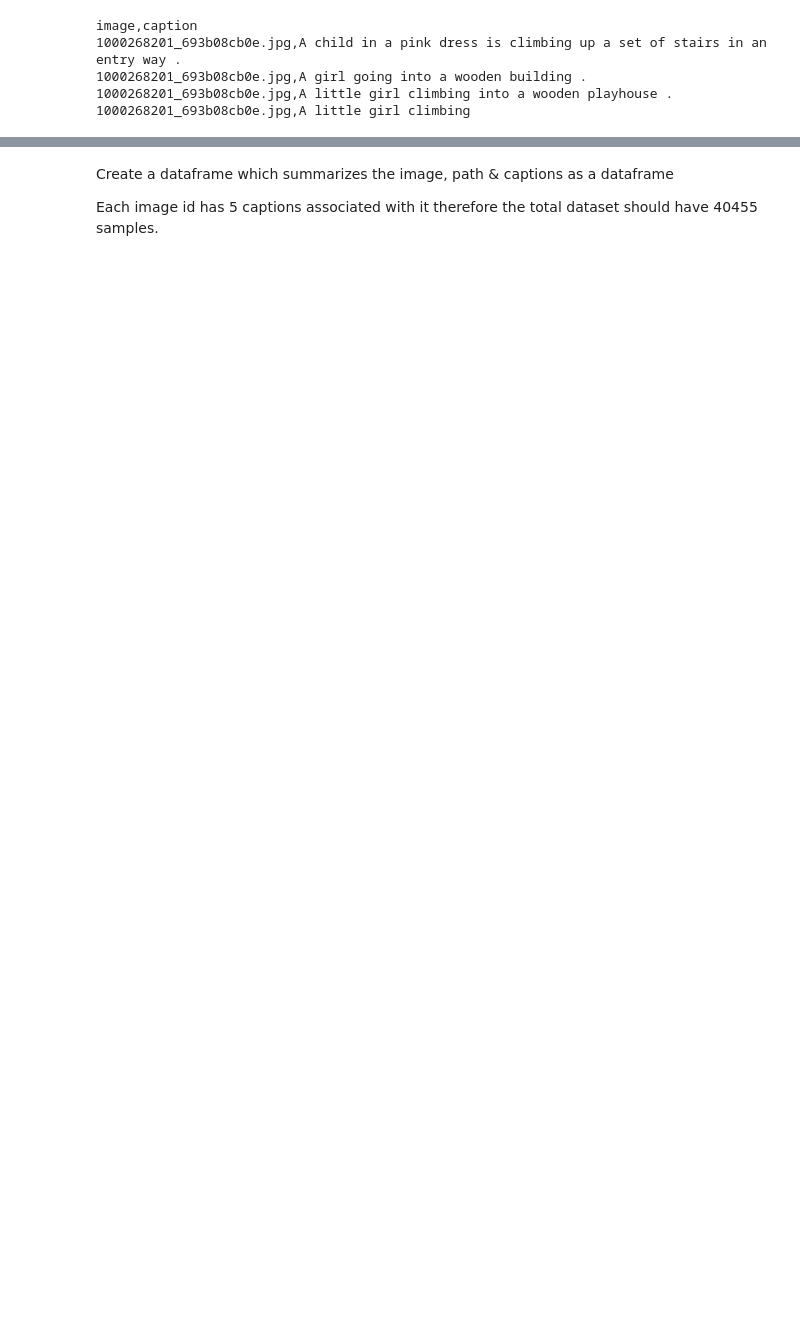
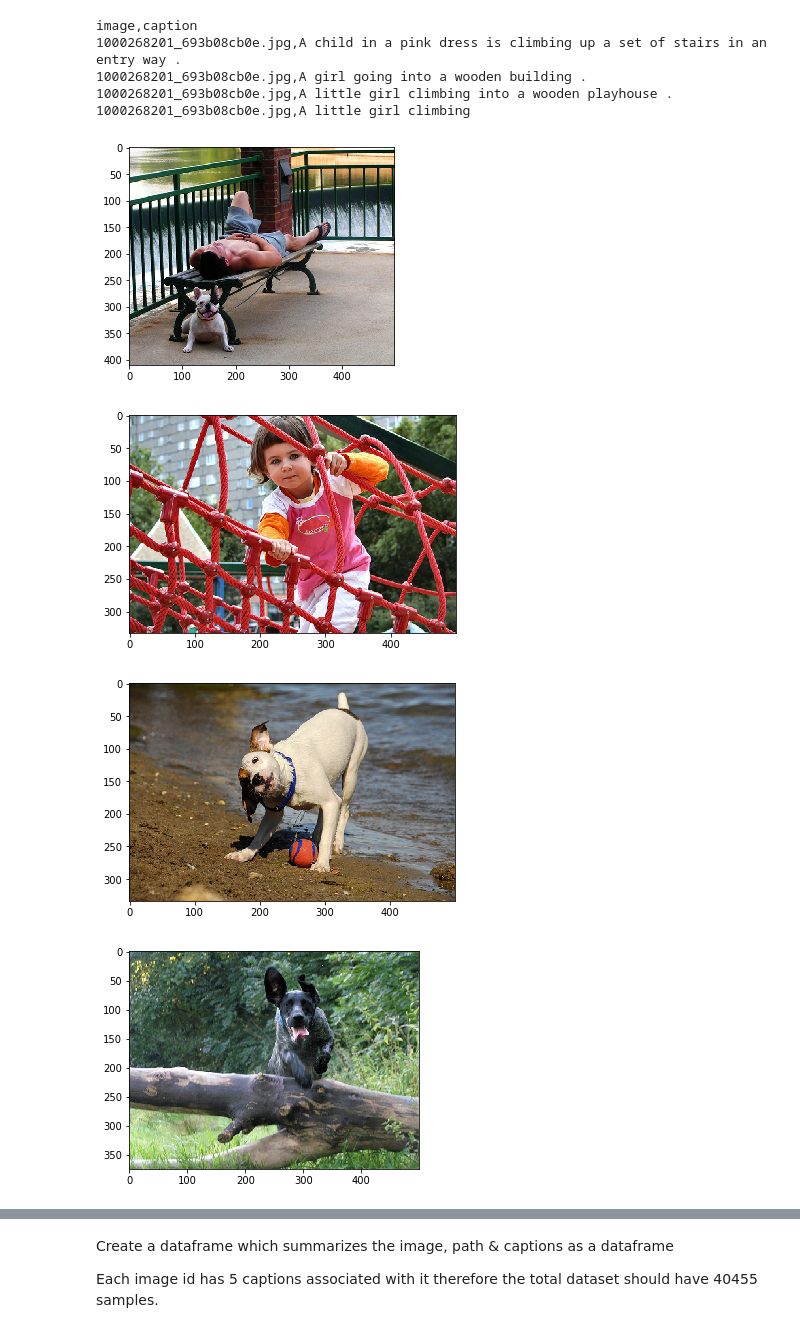
Before and after one commit to acamit/DataScience, a Jupyter notebook: Projects/EyeForBlind/Eye+for+blind+Starter+code.ipynb, the cells around one changed output, grey strips where cells are left out. Cells and saved outputs as stored; diff of their text form; code cells hidden in the pictures; blank space fills up the shorter version.

```diff
--- a/Projects/EyeForBlind/Eye+for+blind+Starter+code.ipynb
+++ b/Projects/EyeForBlind/Eye+for+blind+Starter+code.ipynb
@@ -56,3 +74,15 @@ image,caption
 1000268201_693b08cb0e.jpg,A girl going into a wooden building .
 1000268201_693b08cb0e.jpg,A little girl climbing into a wooden playhouse .
 1000268201_693b08cb0e.jpg,A little girl climbing
+# %%
+#Visualise both the images & text present in the dataset
+for i in range(3, 13, 2):
+    plt.figure()
+    img = cv2.imread(all_imgs[i])
+    img = cv2.cvtColor(img, cv2.COLOR_BGR2RGB)
+    plt.imshow(img)
+# %% [output]
+[figure, added]
+[figure, added]
+[figure, added]
+[figure, added]
```
Also changed, not shown: parts of 46 cells of this notebook.
